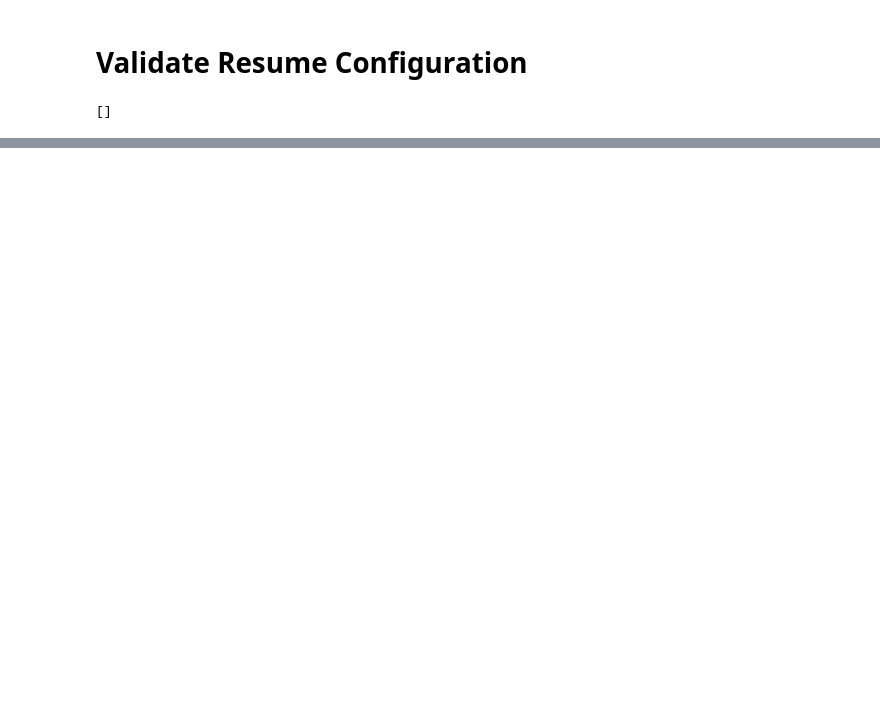
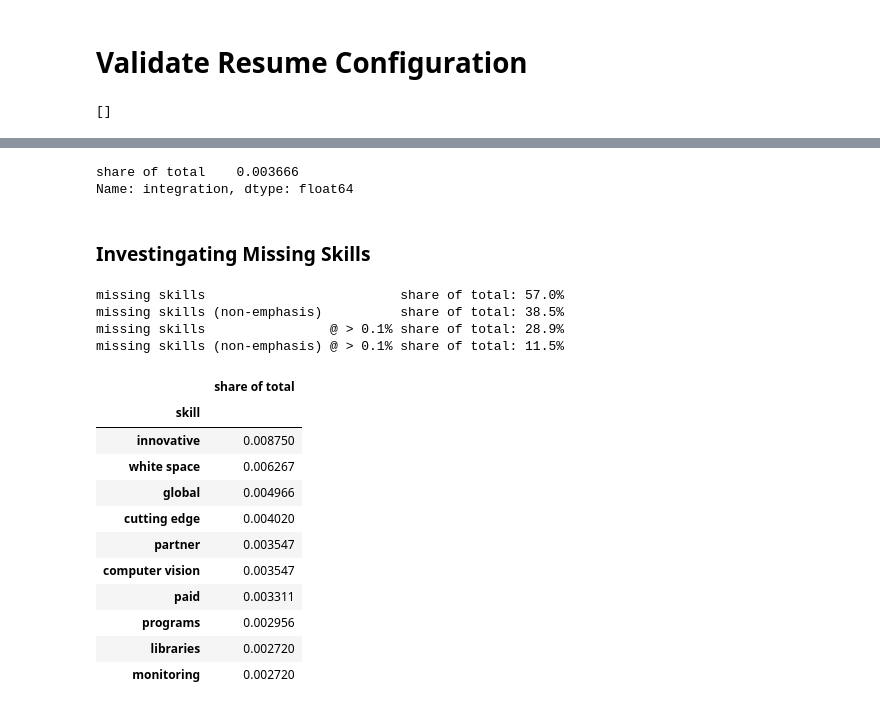
Before and after one commit to FractalMachinist/FractalMachinist.github.io, a Jupyter notebook: Resume.ipynb, the cells around one changed output, grey strips where cells are left out. Saved outputs shown, nothing was run; the diff lists cells and outputs as text; code cells hidden in the pictures; blank space fills up the shorter version.

```diff
--- a/Resume.ipynb
+++ b/Resume.ipynb
@@ -166,18 +172,20 @@ my_resume.projects = [
            website="https://github.com/FractalMachinist/NeuralCellularAutomataAttn",
            sub_tasks=[
                Achievement(headline="Developed, tested, and iterated NCA+A models, balancing system resources and model size.",
-                           skills=my_resume.Skills("Python", "TensorFlow", "Machine Learning", "Neural Networks", "Experimentation", "Mathematics", "Optimization", "Statistics", "NumPy")),
+                           skills=my_resume.Skills("Python", "TensorFlow", "Machine Learning", "Neural Network Architectures", "Research", "Algebra",
+                                                   "Optimization", "Statistics", "NumPy", "Analysis")),
                Achievement(headline="Created multiple tf.Data pipelines with preprocessing and data augmentation steps.",
-                           skills=my_resume.Skills("Python", "Data Engineering", "Software Engineering", "TensorFlow", "Git", "Frameworks", "Computer Science", "Data Pipelines")),
+                           skills=my_resume.Skills("Python", "Data", "Software Engineering", "TensorFlow", "Git", "Frameworks", "Computer Science")),
            ]),
     Effort(title="Interplan",
            headline="Task dependency management from a Graph Database",
            website="https://github.com/FractalMachinist/Interplan",
            achievements=[
                Achievement(headline="Developed a Neo4J+React dependency resolution and task status tracking web app.",
-                           skills=my_resume.Skills("Web Development", "Testing", "Project Management", "Data Driven", "API Design")),
+                           skills=my_resume.Skills("Web Development","HTML","CSS","JavaScript", "Testing", "Project Management", "Data Driven", "API Design",
+                                                   "Software Engineering")),
                Achievement(headline="Packaged React app and Neo4J database in Docker & Kubernetes for easy migration.",
-                           skills=my_resume.Skills("Containerization", "Linux", "Bash", "Neo4J","Apache TinkerPop", "Git", "Frameworks"))
+                           skills=my_resume.Skills("Containerization", "Linux", "Bash", "Neo4J","Apache TinkerPop", "Git", "Frameworks", "Infrastructure"))
            ]),
 
     Effort(title="MarkNotes",
@@ -185,19 +193,21 @@ my_resume.projects = [
            website="https://github.com/FractalMachinist/MarkNotes",
            achievements=[
                Achievement(headline="Implemented MongoDB and Node API for destructuring, storing, and querying Markdown entries as semi-structured data.",
-                           skills=my_resume.Skills("MongoDB", "Data Engineering", "Data Driven", "NoSQL", "API Design")),
+                           skills=my_resume.Skills("MongoDB", "Data", "Data Driven", "NoSQL", "API Design", "Software Engineering")),
                Achievement(headline="Streamlined interface for usability.",
-                            skills=my_resume.Skills("Web Development", "Usability", "Graphic Design")),
+                            skills=my_resume.Skills("Web Development","HTML","CSS","JavaScript", "Usability", "Graphic Design")),
                Achievement(headline="Packaged React app and MongoDB in Docker & Kubernetes.",
-                           skills=my_resume.Skills("Containerization", "Linux", "Bash", "Web Development", "Git", "Frameworks"))
+                           skills=my_resume.Skills("Containerization", "Linux", "Bash", "Web Development","HTML","CSS","JavaScript",
+                                                   "Git", "Frameworks", "Infrastructure"))
            ]),
 
     Effort(title="NetTimeLog",
            headline="Minimalist, accurate time tracking",
            # website="https://fractalmachini.st/demos/nettimelog",
            achievements=[
-               Achievement(headline="Created time-tracking web app which records what you just completed, so you never estimate what you will do or how long it will take.",
-                           skills=my_resume.Skills("Python", "Web Development"))])
+               Achievement(headline="Created time-tracking web app which records what you just completed, so you never estimate"+
+                                    " what you will do or how long it will take.",
+                           skills=my_resume.Skills("Python", "Web Development","HTML","CSS","JavaScript"))])
 ]
 # %% [markdown]
 # Validate Resume Configuration
@@ -236,0 +266,8 @@ job_skill_weights
+# %%
+job_skills_shares = (job_skills_data[["count"]] / job_skills_data[["count"]].sum()).rename(columns={"count":"share of total"})
+skill_shares = job_skills_shares.groupby(level="skill").sum()
+
+resume_skills = pd.DataFrame([{
+    "skill":skill.name.lower(),
+    "instances":skill.get_num_instances()
+} for skill in my_resume.skills]).set_index("skill")
@@ -236,0 +295,35 @@ job_skill_weights
+# %%
+skill_shares.loc["integration", :]
+# %% [output]
+share of total    0.003666
+Name: integration, dtype: float64
+# %% [markdown]
+### Investingating Missing Skills
+# %%
+# Skills which are **not** in my resume (*forehead*)
+missing_job_skills_shares = job_skills_shares[~job_skills_shares.index.get_level_values(2).isin(resume_skills.index)]
+
+print("missing skills                         share of total:", f"""{missing_job_skills_shares.sum().values[0]*100:.1f}%""")
+print("missing skills (non-emphasis)          share of total:", f"""{missing_job_skills_shares.query("`teal category` != 'emphasis'").sum().values[0]*100:.1f}%""")
+print("missing skills                @ > 0.1% share of total:", f"""{missing_job_skills_shares.groupby(level="skill").sum().query("`share of total` > 0.001").sum().values[0]*100:.1f}%""")
+print("missing skills (non-emphasis) @ > 0.1% share of total:", f"""{missing_job_skills_shares.query("`teal category` != 'emphasis'").groupby(level="skill").sum().query("`share of total` > 0.001").sum().values[0]*100:.1f}%""")
+# %% [output]
+missing skills                         share of total: 57.0%
+missing skills (non-emphasis)          share of total: 38.5%
+missing skills                @ > 0.1% share of total: 28.9%
+missing skills (non-emphasis) @ > 0.1% share of total: 11.5%
+# %%
+missing_job_skills_shares.query("`teal category` != 'emphasis'").groupby(level="skill").sum().sort_values("share of total", ascending=False).head(10)
+# %% [output]
+|  | share of total |
+| skill |  |
+| innovative | 0.008750 |
+| white space | 0.006267 |
+| global | 0.004966 |
+| cutting edge | 0.004020 |
+| partner | 0.003547 |
+| computer vision | 0.003547 |
+| paid | 0.003311 |
+| programs | 0.002956 |
+| libraries | 0.002720 |
+| monitoring | 0.002720 |
```
Also changed, not shown: parts of 18 cells of this notebook, 15 other files.
